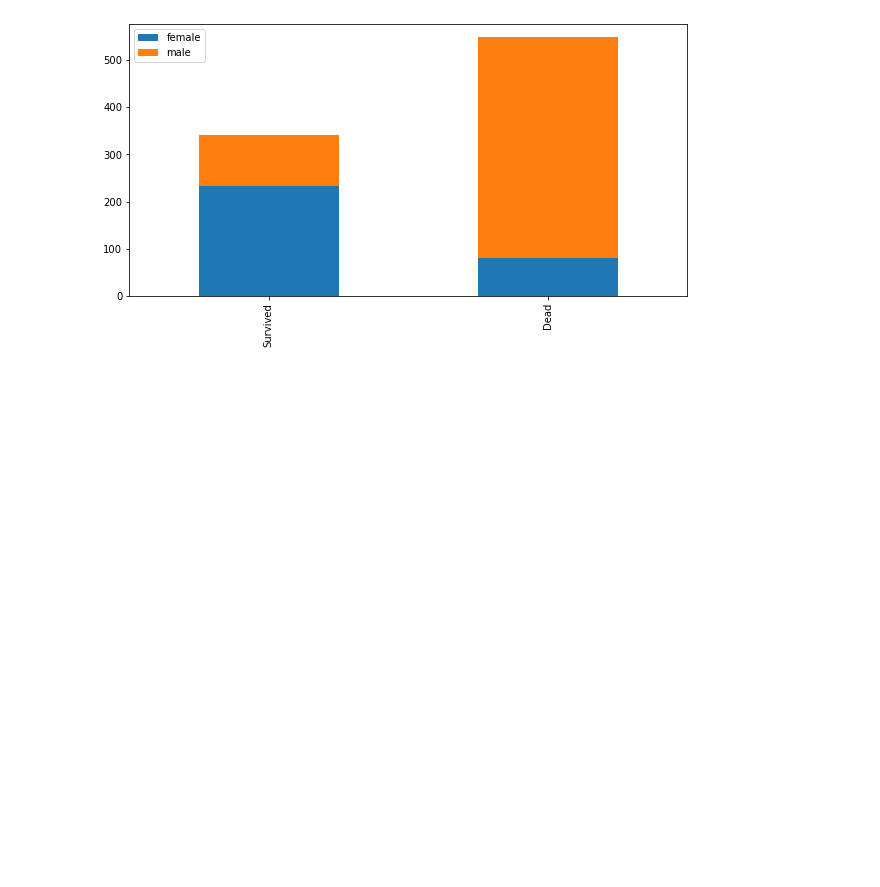
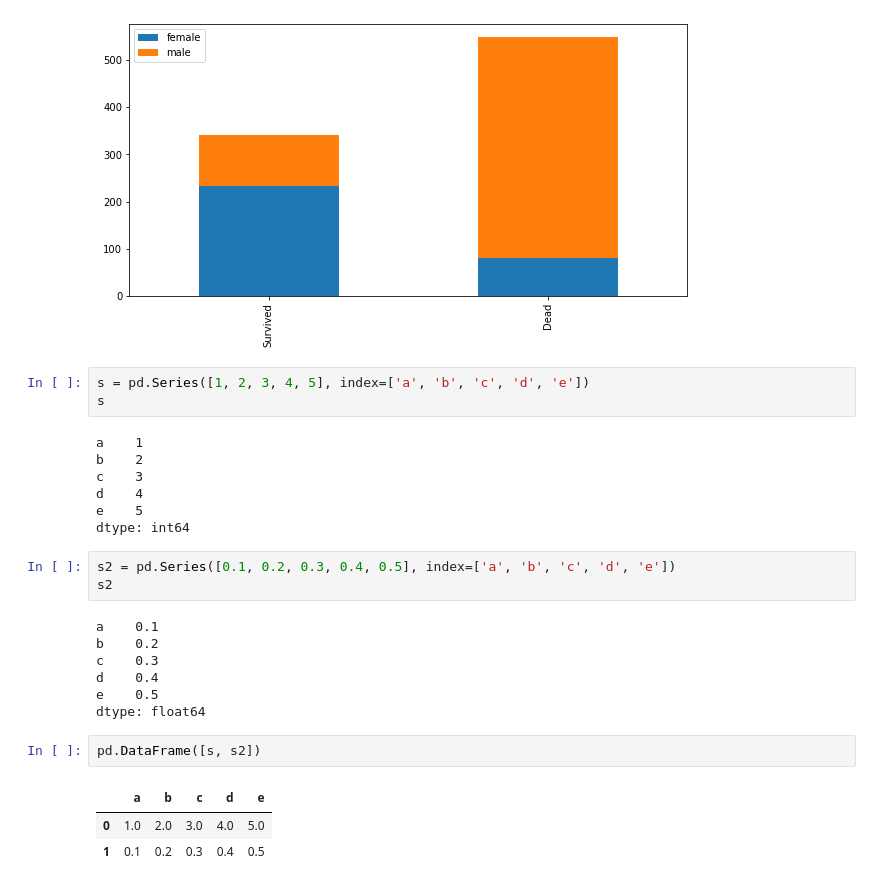
Before and after one commit to Cceugene/Class, a Jupyter notebook: Data_Analysis_Pipeline.ipynb, the cells around one changed output. Drawn from its saved outputs; the diff is of its cells as text; blank space fills up the shorter version.

```diff
--- a/Data_Analysis_Pipeline.ipynb
+++ b/Data_Analysis_Pipeline.ipynb
@@ -481,3 +453,29 @@ def bar_chart(feature):
 bar_chart('Sex')
 # %% [output]
 [figure]
+# %%
+s = pd.Series([1, 2, 3, 4, 5], index=['a', 'b', 'c', 'd', 'e'])
+s
+# %% [output]
+a    1
+b    2
+c    3
+d    4
+e    5
+dtype: int64
+# %%
+s2 = pd.Series([0.1, 0.2, 0.3, 0.4, 0.5], index=['a', 'b', 'c', 'd', 'e'])
+s2
+# %% [output]
+a    0.1
+b    0.2
+c    0.3
+d    0.4
+e    0.5
+dtype: float64
+# %%
+pd.DataFrame([s, s2])
+# %% [output]
+|  | a | b | c | d | e |
+| 0 | 1.0 | 2.0 | 3.0 | 4.0 | 5.0 |
+| 1 | 0.1 | 0.2 | 0.3 | 0.4 | 0.5 |
```
Also changed, not shown: parts of 7 cells of this notebook, 5 other files.
